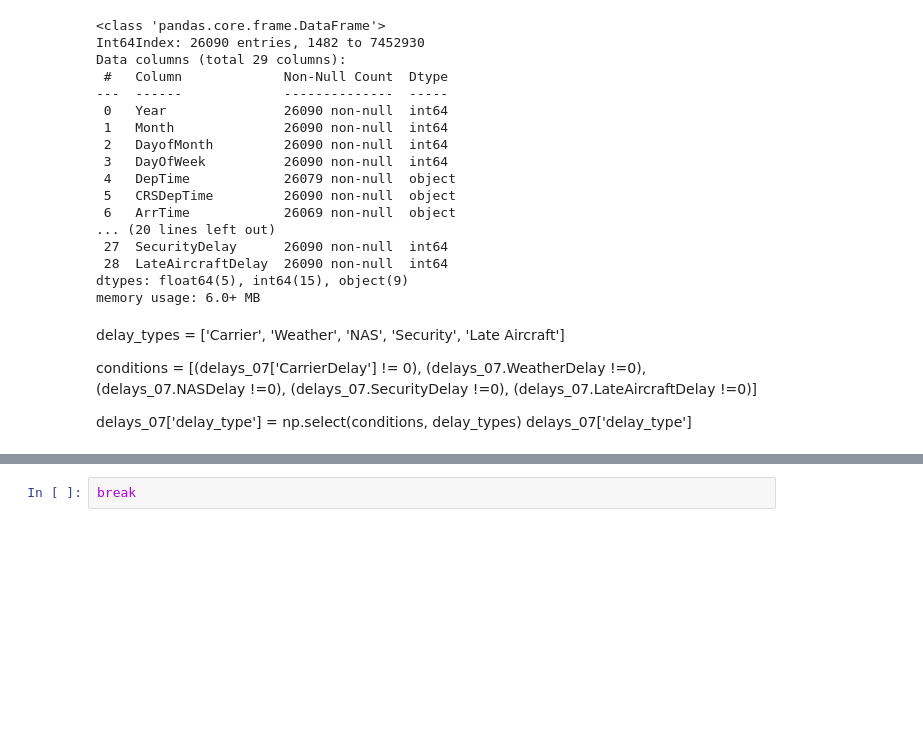
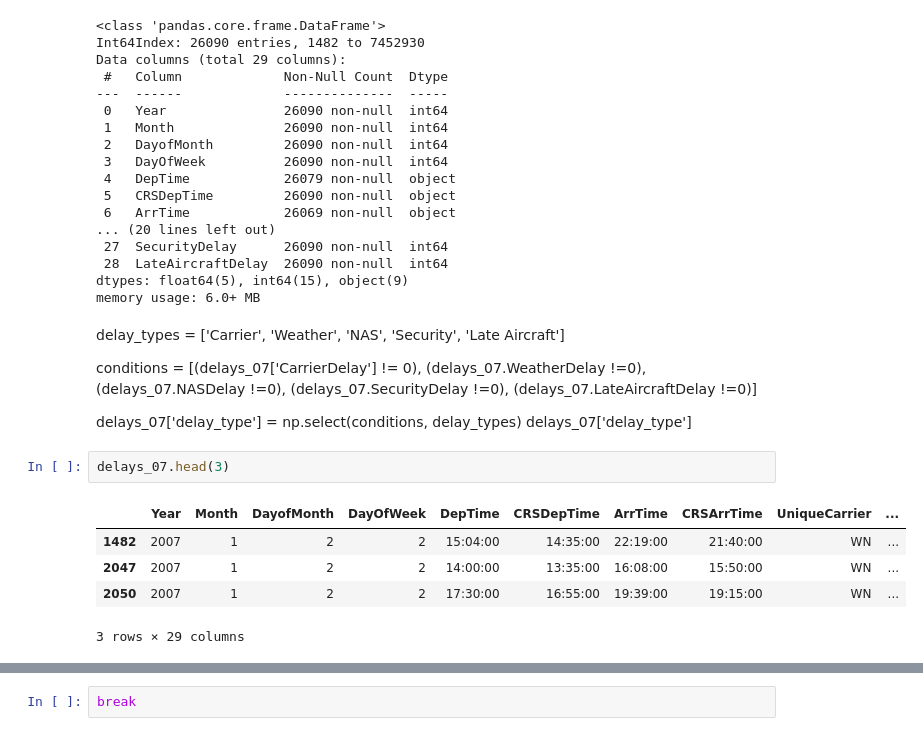
Before and after one commit to Miles-Murphy/vis_final_project, a Jupyter notebook: project_draft.ipynb, the cells around one changed output, grey strips where cells are left out. Saved outputs shown, nothing was run; the diff lists cells and outputs as text; blank space fills up the shorter version.

```diff
--- a/project_draft.ipynb
+++ b/project_draft.ipynb
@@ -518,3 +518,11 @@ conditions = [(delays_07['CarrierDelay'] != 0),
 
 delays_07['delay_type'] = np.select(conditions, delay_types)
 delays_07['delay_type']
+# %%
+delays_07.head(3)
+# %% [output]
+|  | Year | Month | DayofMonth | DayOfWeek | DepTime | CRSDepTime | ArrTime | CRSArrTime | UniqueCarrier | ... |
+| 1482 | 2007 | 1 | 2 | 2 | 15:04:00 | 14:35:00 | 22:19:00 | 21:40:00 | WN | ... |
+| 2047 | 2007 | 1 | 2 | 2 | 14:00:00 | 13:35:00 | 16:08:00 | 15:50:00 | WN | ... |
+| 2050 | 2007 | 1 | 2 | 2 | 17:30:00 | 16:55:00 | 19:39:00 | 19:15:00 | WN | ... |
+3 rows × 29 columns
```
Also changed, not shown: parts of 26 cells of this notebook.
